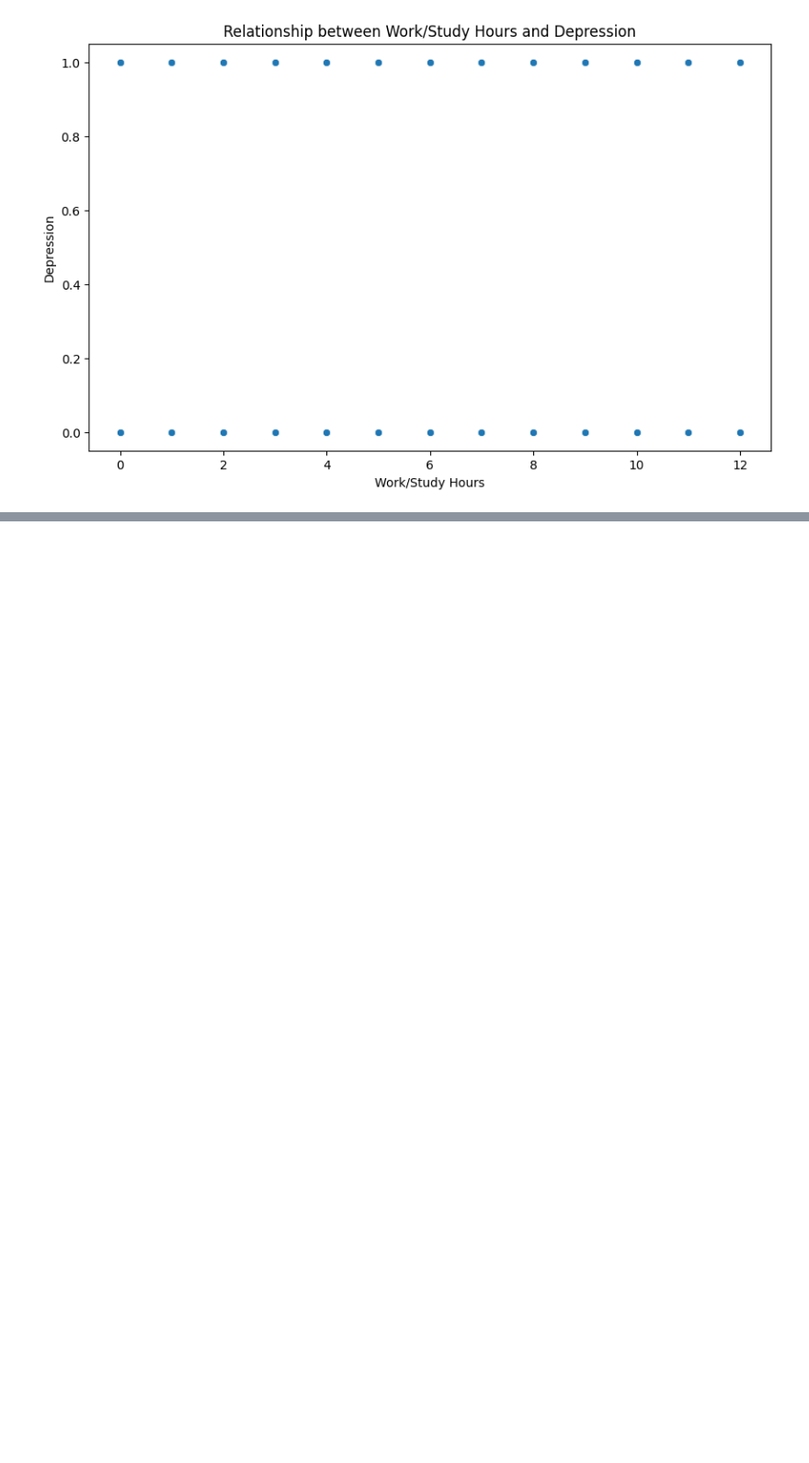
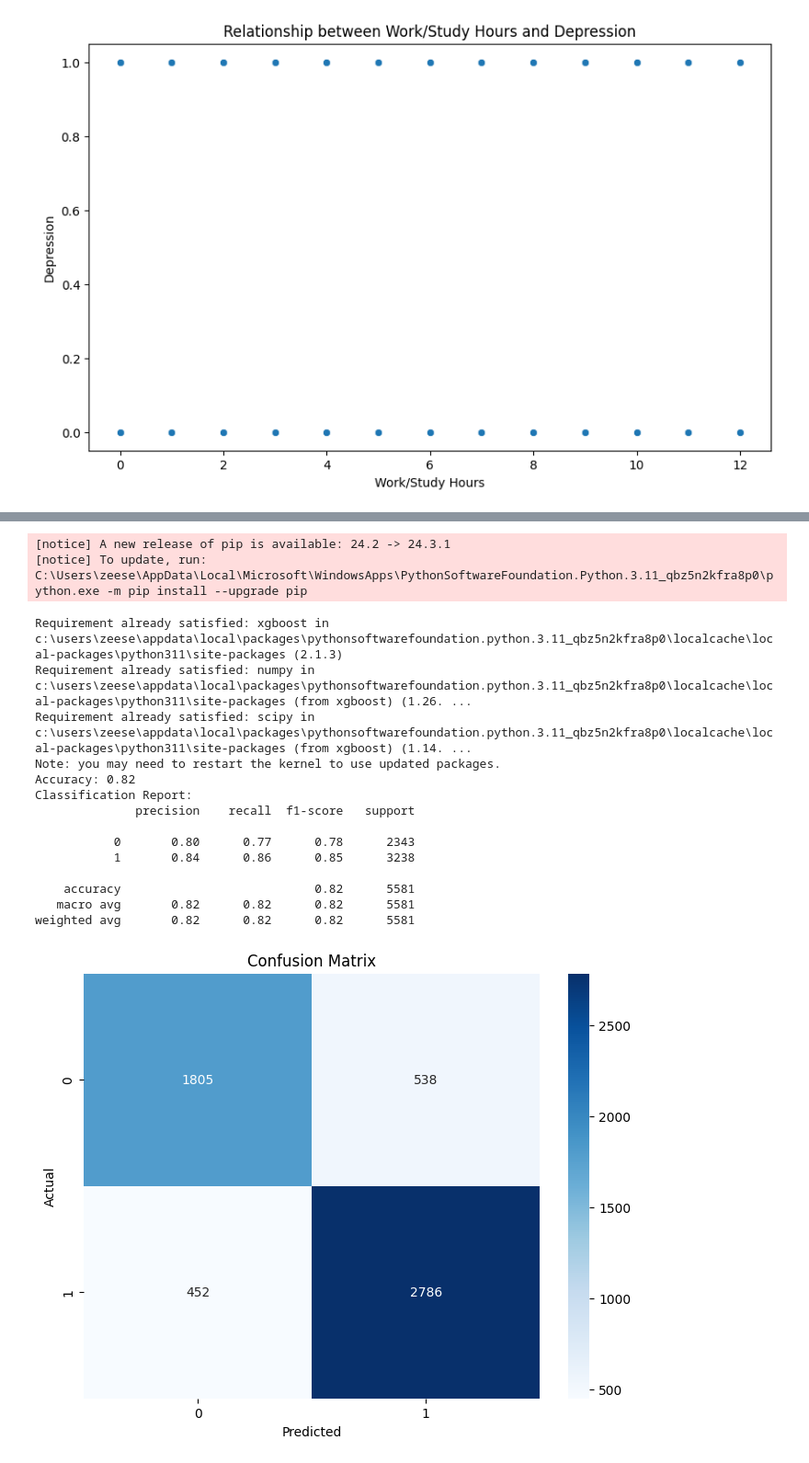
Before and after one commit to Zeesejo/Depressed-students, a Jupyter notebook: main.ipynb, the cells around one changed output, grey strips where cells are left out. Shown at 92% size. Saved outputs shown, nothing was run; the diff lists cells and outputs as text; code cells hidden in the pictures; blank space fills up the shorter version.

Commit message:
Updated Xgboost model implementation

```diff
--- a/main.ipynb
+++ b/main.ipynb
@@ -353,0 +363,58 @@ df.head()
+# %%
+%pip install xgboost
+
+import xgboost as xgb
+from sklearn.metrics import accuracy_score, classification_report, confusion_matrix
+from sklearn.model_selection import train_test_split
+
+# Assuming df_encoded is already defined and contains the features and target variable
+# Define the feature matrix X and target vector y
+X = df_encoded.drop('Depression', axis=1)
+y = df_encoded['Depression']
+
+# Split the data into training and testing sets
+X_train, X_test, y_train, y_test = train_test_split(X, y, test_size=0.2, random_state=42)
+
+# Initialize the XGBoost model
+xgb_model = xgb.XGBClassifier(random_state=42)
+
+# Train the model
+xgb_model.fit(X_train, y_train)
+
+# Make predictions
+y_pred = xgb_model.predict(X_test)
+
+# Evaluate the model
+accuracy = accuracy_score(y_test, y_pred)
+print(f'Accuracy: {accuracy:.2f}')
+
+# Print classification report
+print('Classification Report:')
+print(classification_report(y_test, y_pred))
+
+# Plot confusion matrix
+conf_matrix = confusion_matrix(y_test, y_pred)
+plt.figure(figsize=(8, 6))
+sns.heatmap(conf_matrix, annot=True, fmt='d', cmap='Blues')
+plt.title('Confusion Matrix')
+plt.xlabel('Predicted')
+plt.ylabel('Actual')
+plt.show()
+# %% [output]
+[notice] A new release of pip is available: 24.2 -> 24.3.1
+[notice] To update, run: C:\Users\zeese\AppData\Local\Microsoft\WindowsApps\PythonSoftwareFoundation.Python.3.11_qbz5n2kfra8p0\python.exe -m pip install --upgrade pip
+Requirement already satisfied: xgboost in c:\users\zeese\appdata\local\packages\pythonsoftwarefoundation.python.3.11_qbz5n2kfra8p0\localcache\local-packages\python311\site-packages (2.1.3)
+Requirement already satisfied: numpy in c:\users\zeese\appdata\local\packages\pythonsoftwarefoundation.python.3.11_qbz5n2kfra8p0\localcache\local-packages\python311\site-packages (from xgboost) (1.26. ...
+Requirement already satisfied: scipy in c:\users\zeese\appdata\local\packages\pythonsoftwarefoundation.python.3.11_qbz5n2kfra8p0\localcache\local-packages\python311\site-packages (from xgboost) (1.14. ...
+Note: you may need to restart the kernel to use updated packages.
+Accuracy: 0.82
+Classification Report:
+              precision    recall  f1-score   support
+
+           0       0.80      0.77      0.78      2343
+           1       0.84      0.86      0.85      3238
+
+    accuracy                           0.82      5581
+   macro avg       0.82      0.82      0.82      5581
+weighted avg       0.82      0.82      0.82      5581
+[figure, added]
```
Also changed, not shown: parts of 5 cells of this notebook, 1 other file.
